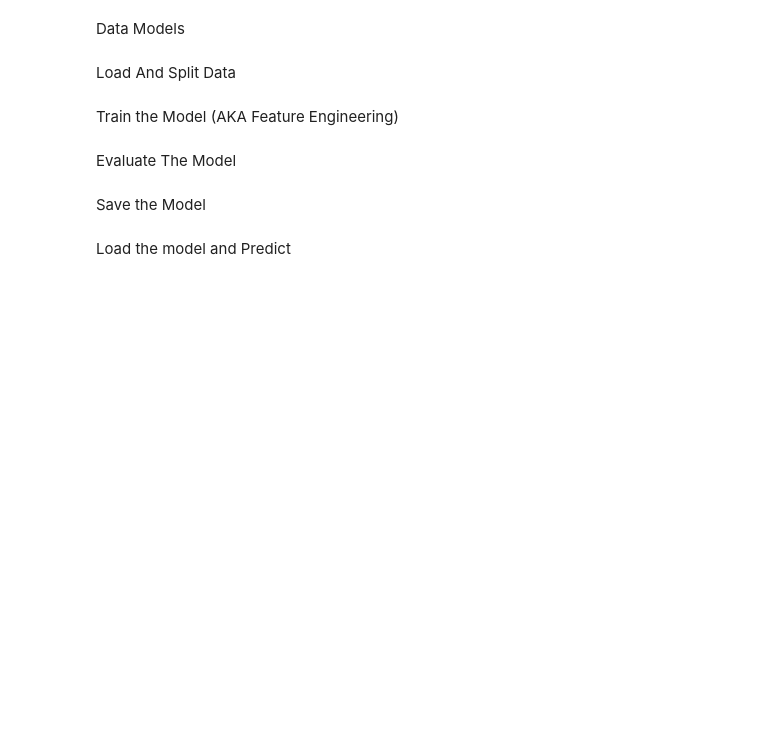
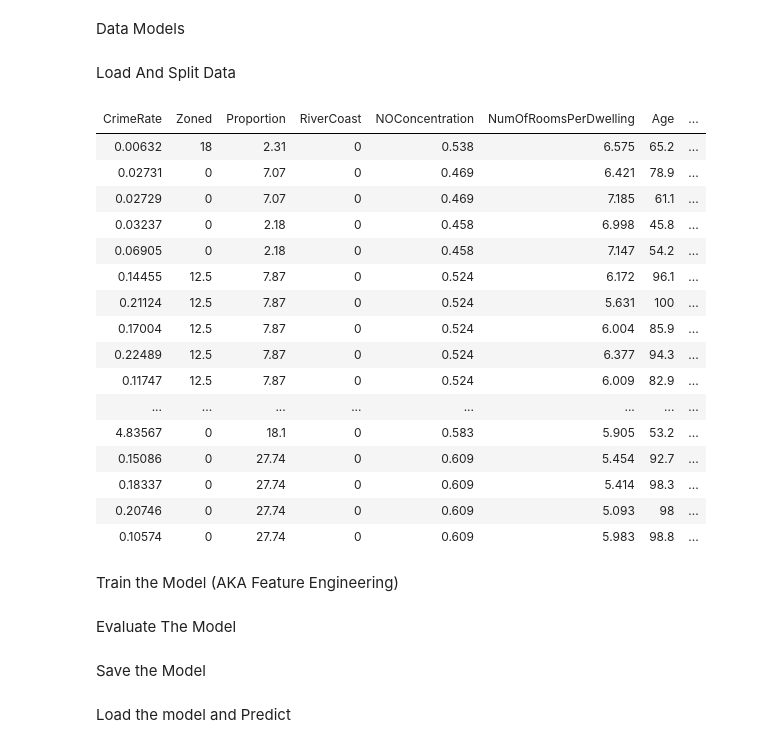
Before and after one commit to marb61a/ML.net-Projects, a Jupyter notebook: MLNETLinearRegression/LinearRegression.ipynb, the cells around one changed output. Cells and saved outputs as stored; diff of their text form; code cells hidden in the pictures; blank space fills up the shorter version.

Commit message:
Imported dataset and split for test data

```diff
--- a/MLNETLinearRegression/LinearRegression.ipynb
+++ b/MLNETLinearRegression/LinearRegression.ipynb
@@ -77,3 +85,24 @@ Load And Split Data
+# %%
+// Check what train set looks like
+dataSplit.TrainSet.ToTabularDataResource()
+# %% [output]
+| CrimeRate | Zoned | Proportion | RiverCoast | NOConcentration | NumOfRoomsPerDwelling | Age | ... |
+| 0.00632 | 18 | 2.31 | 0 | 0.538 | 6.575 | 65.2 | ... |
+| 0.02731 | 0 | 7.07 | 0 | 0.469 | 6.421 | 78.9 | ... |
+| 0.02729 | 0 | 7.07 | 0 | 0.469 | 7.185 | 61.1 | ... |
+| 0.03237 | 0 | 2.18 | 0 | 0.458 | 6.998 | 45.8 | ... |
+| 0.06905 | 0 | 2.18 | 0 | 0.458 | 7.147 | 54.2 | ... |
+| 0.14455 | 12.5 | 7.87 | 0 | 0.524 | 6.172 | 96.1 | ... |
+| 0.21124 | 12.5 | 7.87 | 0 | 0.524 | 5.631 | 100 | ... |
+| 0.17004 | 12.5 | 7.87 | 0 | 0.524 | 6.004 | 85.9 | ... |
+| 0.22489 | 12.5 | 7.87 | 0 | 0.524 | 6.377 | 94.3 | ... |
+| 0.11747 | 12.5 | 7.87 | 0 | 0.524 | 6.009 | 82.9 | ... |
+| ... | ... | ... | ... | ... | ... | ... | ... |
+| 4.83567 | 0 | 18.1 | 0 | 0.583 | 5.905 | 53.2 | ... |
+| 0.15086 | 0 | 27.74 | 0 | 0.609 | 5.454 | 92.7 | ... |
+| 0.18337 | 0 | 27.74 | 0 | 0.609 | 5.414 | 98.3 | ... |
+| 0.20746 | 0 | 27.74 | 0 | 0.609 | 5.093 | 98 | ... |
+| 0.10574 | 0 | 27.74 | 0 | 0.609 | 5.983 | 98.8 | ... |
 # %% [markdown]
 Train the Model (AKA Feature Engineering)
 # %% [markdown]
```
Also changed, not shown: parts of 2 cells of this notebook.
